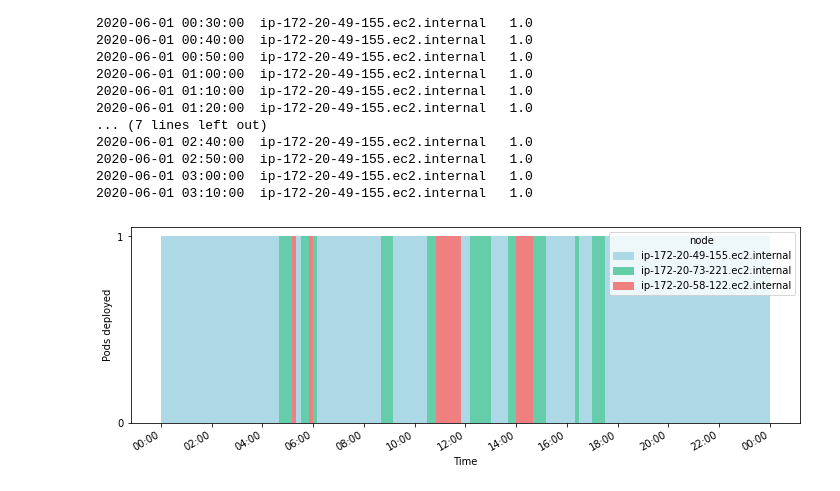
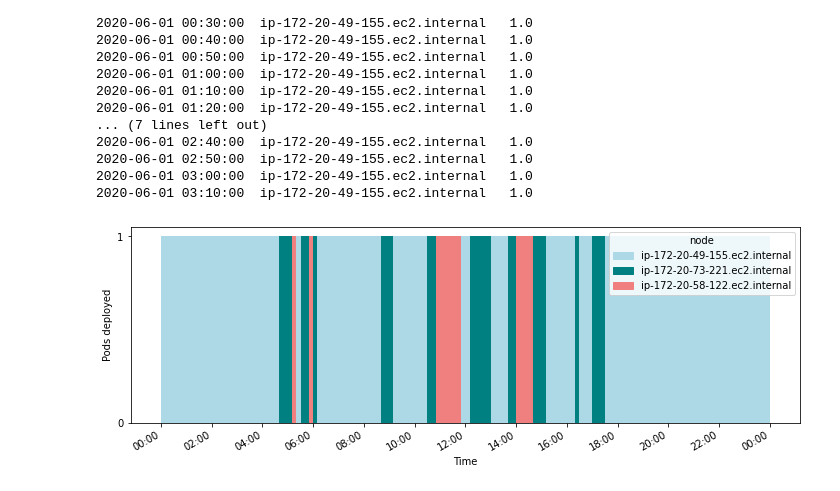
Before and after one commit to 7imo/green-k8s-descheduler, a Jupyter notebook: analysis/placement.ipynb, the cells around one changed output. Saved outputs shown, nothing was run; the diff lists cells and outputs as text; code cells hidden in the pictures.

```diff
--- a/analysis/placement.ipynb
+++ b/analysis/placement.ipynb
@@ -59,33 +59,33 @@ timestamp
 
 col = []
 for val in df['node']:
     if val == 'ip-172-20-49-155.ec2.internal':
         col.append('lightblue')
     elif val == 'ip-172-20-58-122.ec2.internal':
         col.append('lightcoral')
     else:
-        col.append('mediumaquamarine')
+        col.append('teal')
 
 
 fig = plt.figure(figsize=(12,4))
 plt.yticks(np.arange(0, 2, step=1))
 plt.bar(df.index, df['pods'], color = col, width=0.007, align='edge')
 
 # set monthly locator
 plt.gca().xaxis.set_major_locator(mdates.HourLocator(interval=2))
 # set formatter
 plt.gca().xaxis.set_major_formatter(mdates.DateFormatter('%H:%M'))
 
 plt.gcf().autofmt_xdate()
 
 node_one = mpatches.Patch(color='lightblue', label='ip-172-20-49-155.ec2.internal')
-node_two = mpatches.Patch(color='mediumaquamarine', label='ip-172-20-73-221.ec2.internal')
+node_two = mpatches.Patch(color='teal', label='ip-172-20-73-221.ec2.internal')
 node_three = mpatches.Patch(color='lightcoral', label='ip-172-20-58-122.ec2.internal')
 plt.legend(handles=[node_one, node_two, node_three],title="node")
 
 plt.xlabel("Time")
 plt.ylabel("Pods deployed")
 
 plt.show()
 # %% [output]
-[figure, old version]
+[figure, new version]
```
Also changed, not shown: 8 other files.
